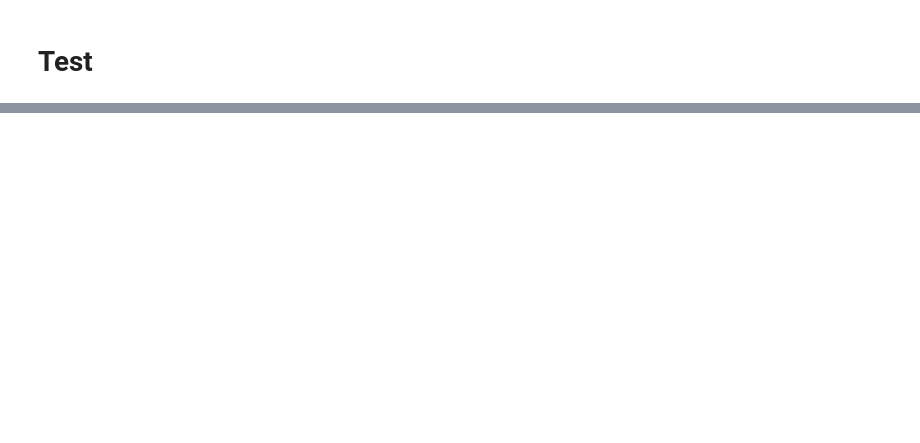
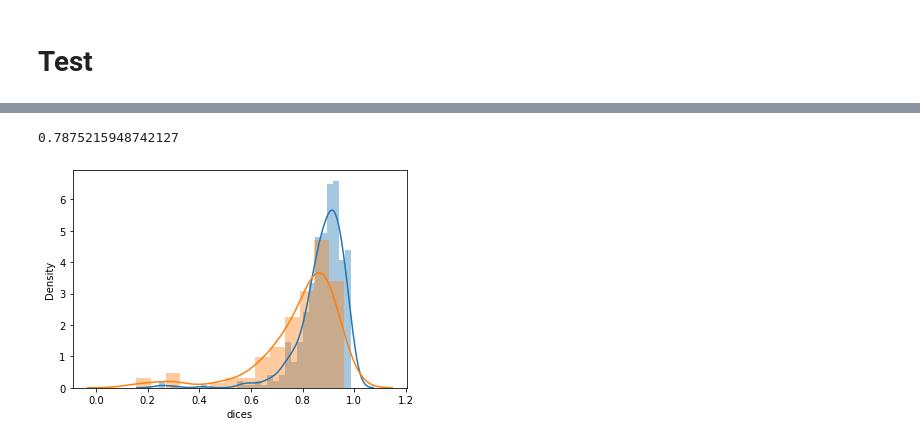
Before and after one commit to Armin-Saadat/rnn-registration-old, a Jupyter notebook: kian_test.ipynb, the cells around one changed output, grey strips where cells are left out. Cells and saved outputs as stored; diff of their text form; code cells hidden in the pictures; blank space fills up the shorter version.

```diff
--- a/kian_test.ipynb
+++ b/kian_test.ipynb
@@ -228,0 +289,16 @@ plt.ylabel('total loss');
+# %%
+with open('/HDD/vxm-models/structured-data/filtered_images.pkl', 'rb') as f:
+    pre_images = pickle.load(f)
+with open('/HDD/vxm-models/structured-data/filtered_labels.pkl', 'rb') as f:
+    pre_labels = pickle.load(f)
+
+images, labels = [], []
+for ind, img in pre_images.items():
+    images.append(torch.from_numpy(img))
+for ind, img in pre_labels.items():
+    labels.append(torch.from_numpy(img))
+
+for i, img in enumerate(images):
+    images[i] = (img/img.max()).float()
+for i, lb in enumerate(labels):
+    labels[i] = (lb/lb.max()).float()
@@ -228,0 +338,28 @@ plt.ylabel('total loss');
+# %%
+all_eq, all_neq = [], []
+for i, pl in enumerate(labels):
+    last_real = None
+    for j, s in enumerate(pl):
+        if s.max() == 0:
+            last_real = j - 1
+            break
+
+    y_true = labels[i][:last_real]
+    y_pred = labels[i][1:last_real + 1]
+
+    eq, neq = dice(y_true, y_pred)
+    all_eq += eq
+    all_neq += neq
+# %%
+import seaborn as sns
+import pandas as pd
+
+data = pd.DataFrame()
+data['dices'] = all_eq + all_neq
+data['same'] = [1 for _ in range(len(all_eq))] + [0 for _ in range(len(all_neq))]
+sns.distplot(data.dices[data.same==1]);
+sns.distplot(data.dices[data.same==0]);
+print(np.mean(all_neq))
+# %% [output]
+0.7875215948742127
+[figure, added]
```
Also changed, not shown: parts of 14 cells of this notebook, 1 other file.
